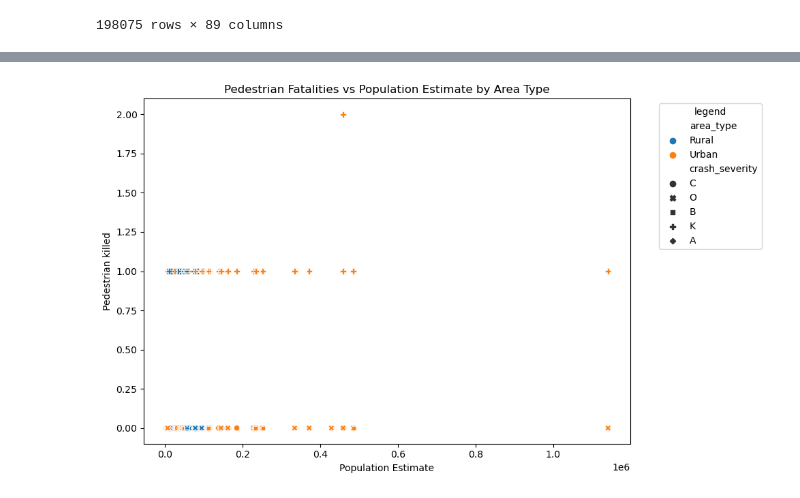
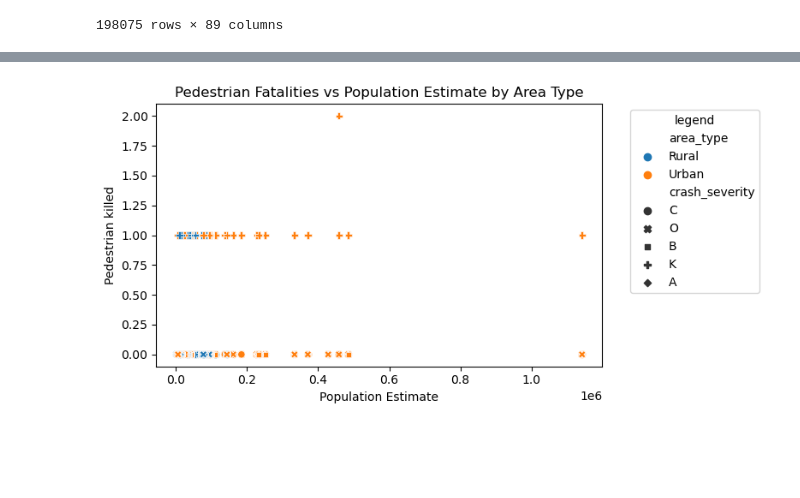
Before and after one commit to Eliab16/VDOT-crash-analysis, a Jupyter notebook: notebooks/VDOT-2.ipynb, the cells around one changed output, grey strips where cells are left out. Cells and saved outputs as stored; diff of their text form; code cells hidden in the pictures; blank space fills up the shorter version.

```diff
--- a/notebooks/VDOT-2.ipynb
+++ b/notebooks/VDOT-2.ipynb
@@ -272,14 +276,15 @@ corr_matrix=encoded_data.corr()
 seriously injured, possibly injured, pedestrian injured,
 pedestrian killed and access how these relate to the population distribution in urban and rural areas.
 # %%
-plt.figure(figsize=(8,6))
+plt.figure(figsize=(8,4))
 sns.scatterplot(data=merged_data,x='population_esimate2021',y='pedestrians_killed',hue='area_type',style = 'crash_severity')
 # size ='persons_injured',sizes=(40,200))
 plt.title('Pedestrian Fatalities vs Population Estimate by Area Type')
 plt.xlabel('Population Estimate')
 plt.ylabel('Pedestrian killed')
 plt.legend(title = 'legend' ,bbox_to_anchor=(1.05,1),loc='upper left')
 plt.tight_layout()
+plt.savefig(format='jpg', fname='pedestrian vs population')
 plt.show()
 # %% [output]
-[figure, old version]
+[figure, new version]
```
Also changed, not shown: parts of 38 cells of this notebook.
